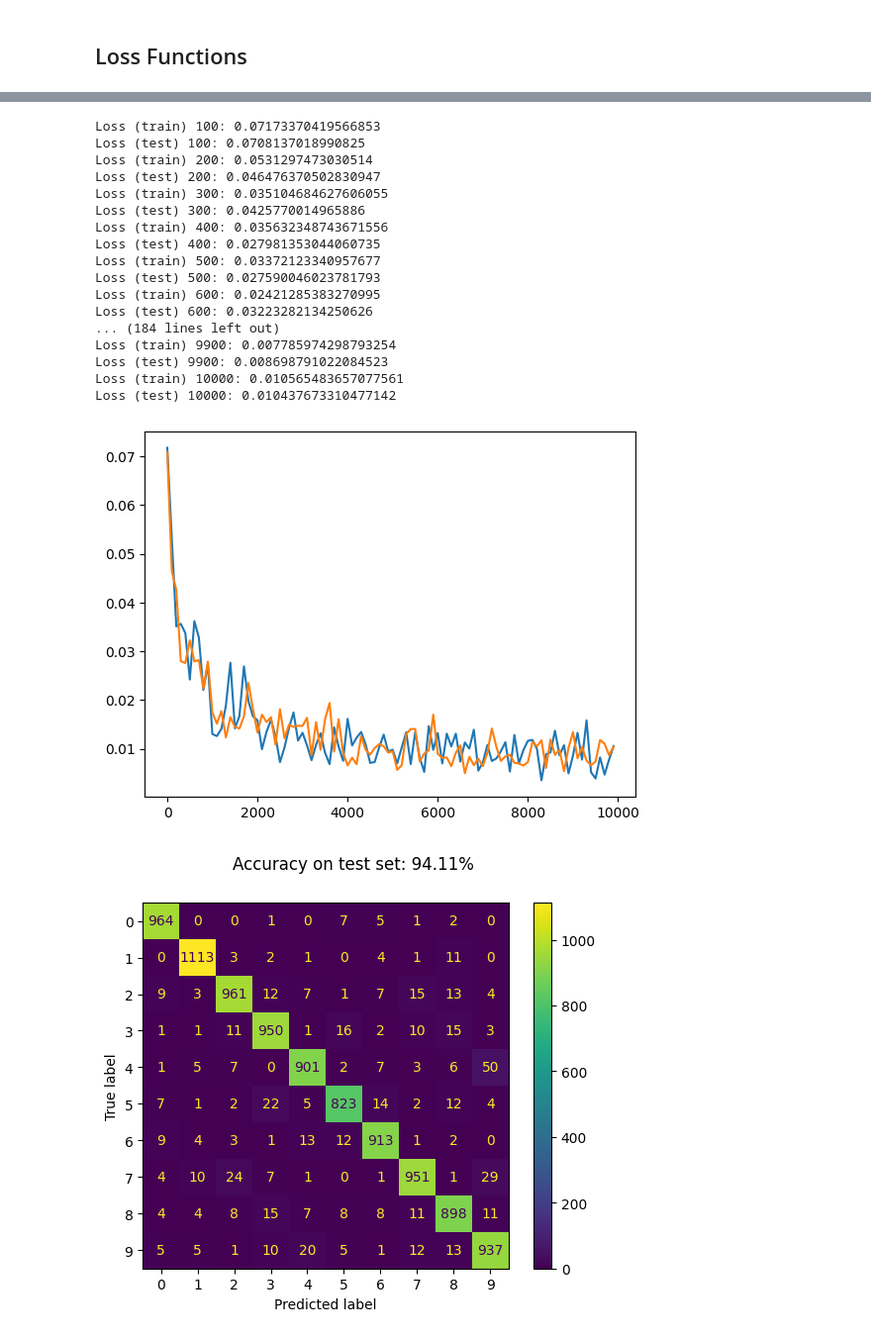
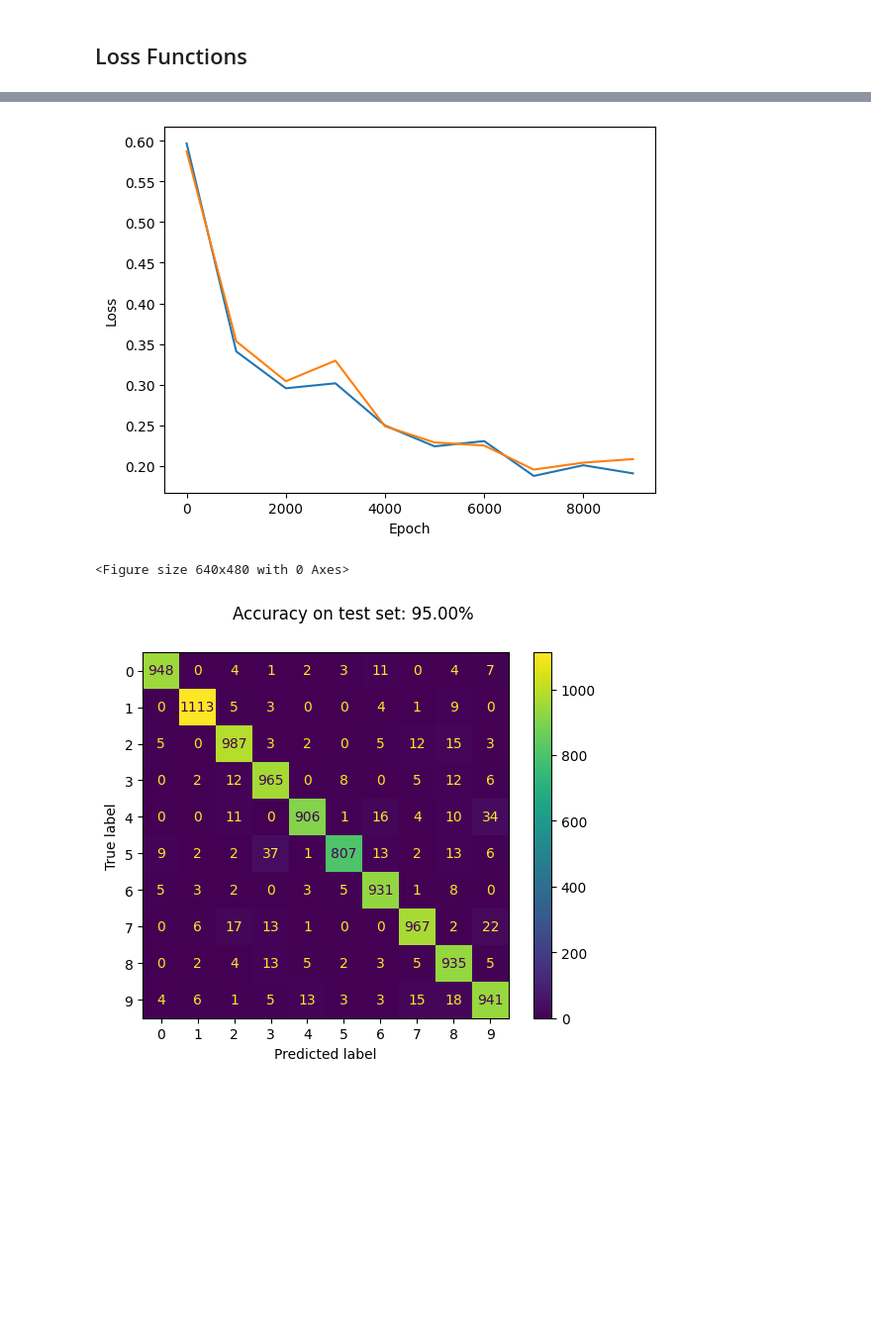
Before and after one commit to akmorihg/NN_from_scratch, a Jupyter notebook: main.ipynb, the cells around one changed output, grey strips where cells are left out. Shown at 99% size. Drawn from its saved outputs; the diff is of its cells as text; code cells hidden in the pictures; blank space fills up the shorter version.

Commit message:
finishing ExperimentManager class and performing experiments

```diff
--- a/main.ipynb
+++ b/main.ipynb
@@ -476,7 +500,7 @@ class NN:
         decoded_y_true = np.argmax(y_true, axis = axis)
         return np.sum(decoded_y_pred == decoded_y_true) / y_true.shape[0]
 
-    def train(self, train_set, train_label_set, test_set, test_label_set, epochs = 10000, is_batch_mode=False, batch_size=100, decay_step = 100, decay_rate = 0.96):
+    def train(self, train_set, train_label_set, test_set, test_label_set, epochs = 10000, is_batch_mode=False, batch_size=100, decay_step = 100, decay_rate = 0.96, save_path=None):
         if self.cuda:
             train_set = cp.asarray(train_set)
             train_label_set = cp.asarray(train_label_set)
@@ -493,7 +517,7 @@ class NN:
 
         batch_count = train_set.shape[0] // batch_size
 
-        for epoch in tqdm(range(epochs + 1)):
+        for epoch in tqdm(range(epochs)):
             if is_batch_mode:
                 rand_batch_idx = np.random.randint(0, batch_count - 1)
                 start = rand_batch_idx * batch_size
@@ -533,11 +557,33 @@ class NN:
                     test_losses.append(avg_test_loss)
                     train_losses.append(avg_train_loss)
 
-                print(f"Loss (train) {epoch }: {avg_train_loss}")
-                print(f"Loss (test) {epoch}: {avg_test_loss}")
+                # print(f"Loss (train) {epoch }: {avg_train_loss}")
+                # print(f"Loss (test) {epoch}: {avg_test_loss}")
 
                 avg_train_loss = 0
                 avg_test_loss = 0
 
+                if save_path is not None:
+                    with open(save_path + "/" + f"NN_{epoch}", "wb") as f:
+                        pickle.dump(self, f)
+
+
+        avg_train_loss /= decay_step
+        avg_test_loss /= decay_step
+
+        if self.cuda:
+            test_losses.append(avg_test_loss.get())
+            train_losses.append(avg_train_loss.get())
+        else:
+            test_losses.append(avg_test_loss)
+            train_losses.append(avg_train_loss)
+
+        # print(f"Loss (train) {epochs}: {avg_train_loss}")
+        # print(f"Loss (test) {epochs}: {avg_test_loss}")
+
+        if save_path is not None:
+            with open(save_path + "/" + f"NN_{epochs}", "wb") as f:
+                pickle.dump(self, f)
+
         return train_losses, test_losses
 # %% [markdown]
@@ -591,6 +666,7 @@ class ExperimentManager:
 # %%
+# In this context, epochs = iterations
 epochs = 10000
-decay_step = epochs // 100
+decay_step = epochs // 10
 
 hyperparams = {
     "learning_rate": 0.1,
@@ -604,30 +680,14 @@ batch_size = 100
 cuda = True
 
 nn = NN(layers=[
-    Layer(784, 512, cuda=cuda),
-    Layer(512, 10, activation="softmax", cuda=cuda),
-], hyperparams=hyperparams, loss_function=MSE(), cuda=cuda)
+    Layer(784, 512, cuda=cuda, optimizer="momentum"),
+    Layer(512, 10, activation="softmax", cuda=cuda, optimizer="momentum"),
+], hyperparams=hyperparams, loss_function=CategoricalCrossEntropy(cuda), cuda=cuda)
 # %%
 em = ExperimentManager("test")
 em.load_data(train_images, train_encoded_labels, test_images, test_encoded_labels)
-em.experiment("test1", nn, epochs = epochs, is_batch_mode = is_batch_mode, batch_size = batch_size)
+em.experiment(nn, epochs = epochs, is_batch_mode = is_batch_mode, batch_size = batch_size, decay_step=decay_step)
 # %% [output]
+[figure, new version]
-Loss (train) 100: 0.07173370419566853
-Loss (test) 100: 0.0708137018990825
-Loss (train) 200: 0.0531297473030514
-Loss (test) 200: 0.046476370502830947
-Loss (train) 300: 0.035104684627606055
-Loss (test) 300: 0.0425770014965886
-Loss (train) 400: 0.035632348743671556
-Loss (test) 400: 0.027981353044060735
-Loss (train) 500: 0.03372123340957677
-Loss (test) 500: 0.027590046023781793
-Loss (train) 600: 0.02421285383270995
-Loss (test) 600: 0.03223282134250626
-... (184 lines left out)
-Loss (train) 9900: 0.007785974298793254
-Loss (test) 9900: 0.008698791022084523
-Loss (train) 10000: 0.010565483657077561
-Loss (test) 10000: 0.010437673310477142
+<Figure size 640x480 with 0 Axes>
-[figure, old version]
-[figure, old version]
+[figure, new version]
```
Also changed, not shown: parts of 40 cells of this notebook.
